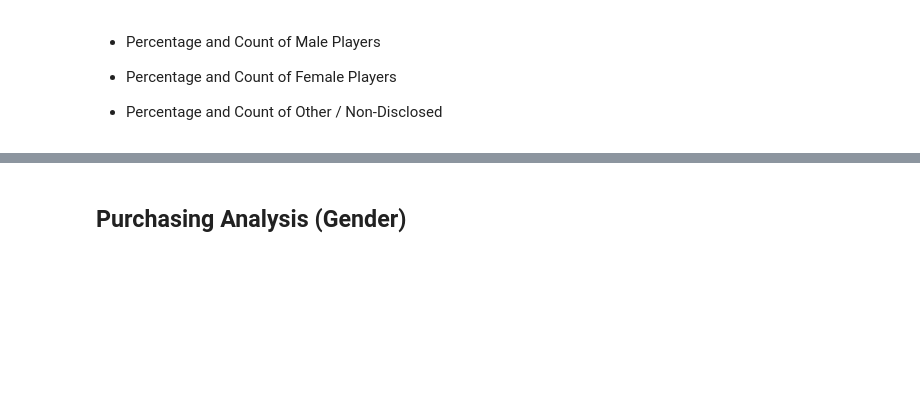
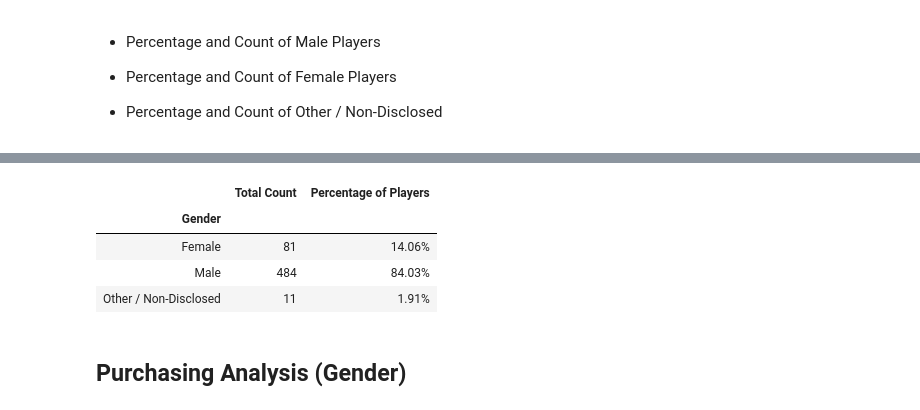
Before and after one commit to Tbwheeler94/Pandas-Challenge, a Jupyter notebook: HeroesOfPymoli/HeroesOfPymoli_script.ipynb, the cells around one changed output, grey strips where cells are left out. Cells and saved outputs as stored; diff of their text form; code cells hidden in the pictures; blank space fills up the shorter version.

```diff
--- a/HeroesOfPymoli/HeroesOfPymoli_script.ipynb
+++ b/HeroesOfPymoli/HeroesOfPymoli_script.ipynb
@@ -67,3 +80,32 @@ TypeError: Could not convert $3.53$1.56$4.88$3.27$1.44$3.61$2.18$2.67$1.10$3.58$
+# %%
+gender_df = purchase_data.drop_duplicates(["SN"])
+grouped_gender_df = gender_df.groupby(["Gender"])
+
+players_gender_count = grouped_gender_df["Gender"].count()
+
+male_players = len(gender_df.loc[gender_df["Gender"] == "Male"])
+female_players = len(gender_df.loc[gender_df["Gender"] == "Female"])
+other_players = len(gender_df.loc[gender_df["Gender"] == "Other / Non-Disclosed"])
+
+male_percentage = (male_players / 576) * 100
+female_percentage = (female_players / 576) * 100
+other_percentage = (other_players / 576) * 100
+
+percentage_of_players = [female_percentage, male_percentage, other_percentage]
+
+
+gender_summary_df = pd.DataFrame({"Total Count": players_gender_count,
+                                    "Percentage of Players": percentage_of_players })
+
+gender_summary_df["Percentage of Players"] = gender_summary_df["Percentage of Players"].astype(float).map("{:,.2f}%".format)
+
+gender_summary_df
+# %% [output]
+|  | Total Count | Percentage of Players |
+| Gender |  |  |
+| Female | 81 | 14.06% |
+| Male | 484 | 84.03% |
+| Other / Non-Disclosed | 11 | 1.91% |
 # %% [markdown]
 
 ## Purchasing Analysis (Gender)
```
Also changed, not shown: parts of 3 cells of this notebook.
